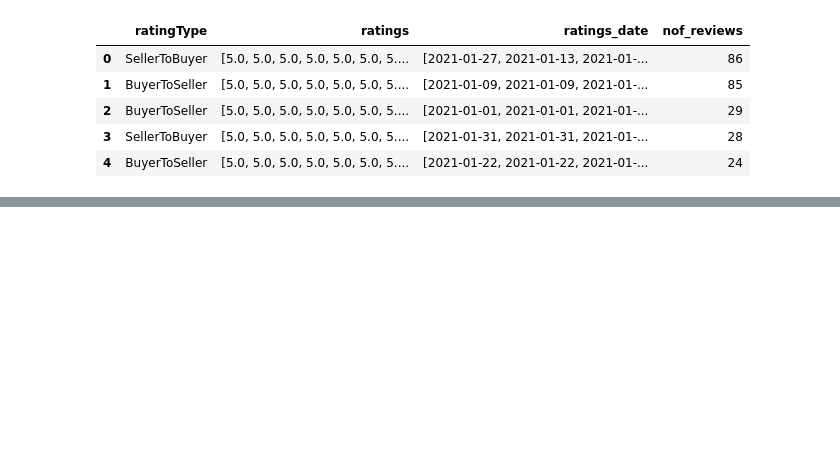
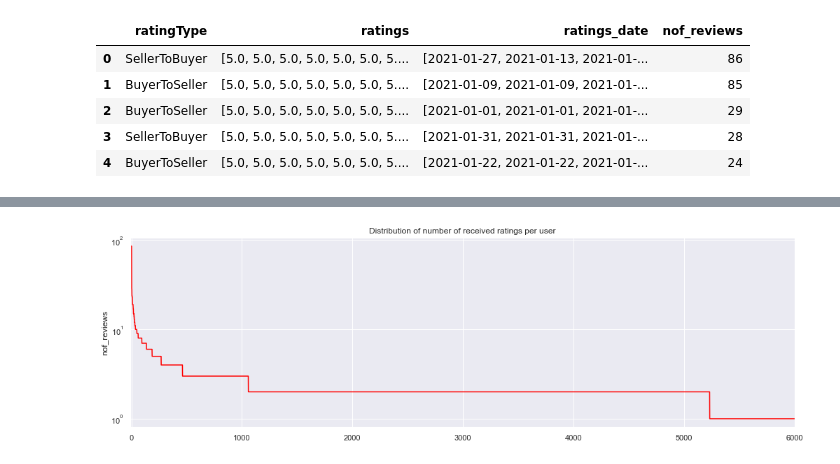
Before and after one commit to rguiradog/Clases, a Jupyter notebook: Adevinta.ipynb, the cells around one changed output, grey strips where cells are left out. Saved outputs shown, nothing was run; the diff lists cells and outputs as text; code cells hidden in the pictures; blank space fills up the shorter version.

```diff
--- a/Adevinta.ipynb
+++ b/Adevinta.ipynb
@@ -62,4 +23,0 @@ df['min_date'] = pd.to_datetime(df['min_date'], format='%Y-%m-%d', errors='ignor
-# %%
-# Creación variable diferencia fechas
-
-df['date_dif'] = df['max_date'] - df['min_date']
@@ -134,0 +197,11 @@ len(df_2.iloc[0,2])
+# %%
+# Distribution of number of reviews received (logarithmic scale)
+plt.figure(figsize=(17, 5))
+plt.plot(df['nof_reviews'], color='red')
+plt.xlim(left=-10, right=6000)
+plt.title('Distribution of number of received ratings per user')
+plt.ylabel('nof_reviews')
+plt.yscale('log')
+plt.show()
+# %% [output]
+[figure, added]
```
Also changed, not shown: parts of 86 cells of this notebook.
